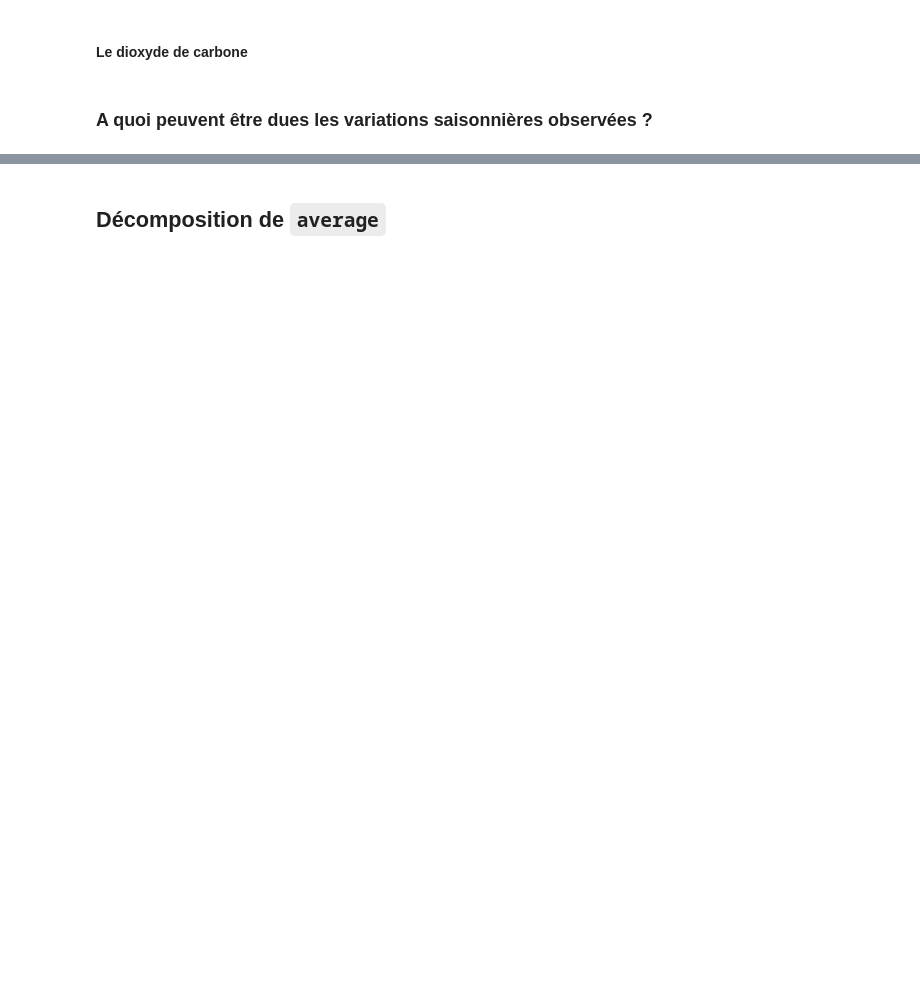
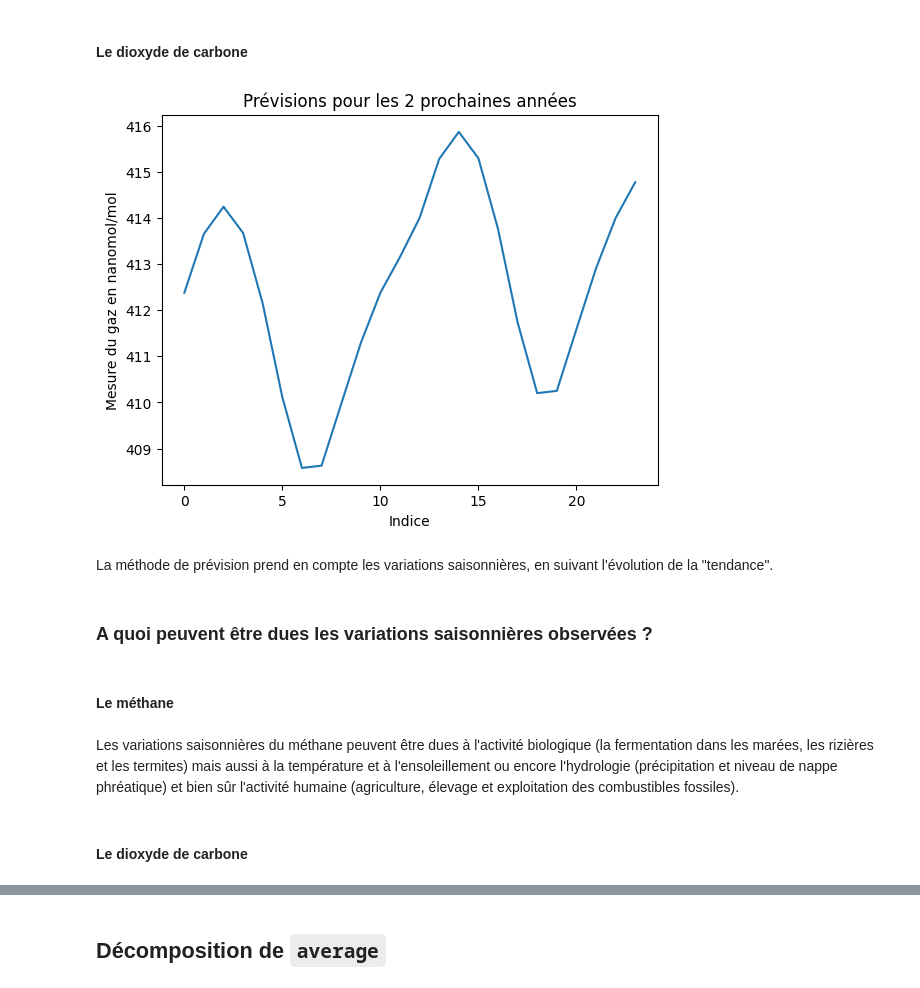
Before and after one commit to baptistegeorget/AnalyseGaz, a Jupyter notebook: Projet stats.ipynb, the cells around one changed output, grey strips where cells are left out. Cells and saved outputs as stored; diff of their text form; code cells hidden in the pictures; blank space fills up the shorter version.

```diff
--- a/Projet stats.ipynb
+++ b/Projet stats.ipynb
@@ -339,4 +358,23 @@ On observe une tendance croissante, cette tendance correspond à l'évolution gl
 # %% [markdown]
 #### Le dioxyde de carbone
+# %%
+forecasts = []
+for i in range(782, 806):
+    forecasts.append(f_co2(i) + list_monthly_coefficient_co2_corrected[i % 12])
+plt.plot(pd.DataFrame(forecasts, columns=["forecasts"]))
+plt.ylabel("Mesure du gaz en nanomol/mol")
+plt.xlabel("Indice")
+plt.title("Prévisions pour les 2 prochaines années")
+plt.show()
+# %% [output]
+[figure, added]
+# %% [markdown]
+La méthode de prévision prend en compte les variations saisonnières, en suivant l'évolution de la "tendance".
 # %% [markdown]
 ### A quoi peuvent être dues les variations saisonnières observées ?
+# %% [markdown]
+#### Le méthane
+# %% [markdown]
+Les variations saisonnières du méthane peuvent être dues à l'activité biologique (la fermentation dans les marées, les rizières et les termites) mais aussi à la température et à l'ensoleillement ou encore l'hydrologie (précipitation et niveau de nappe phréatique) et bien sûr l'activité humaine (agriculture, élevage et exploitation des combustibles fossiles).
+# %% [markdown]
+#### Le dioxyde de carbone
```
Also changed, not shown: parts of 26 cells of this notebook.
